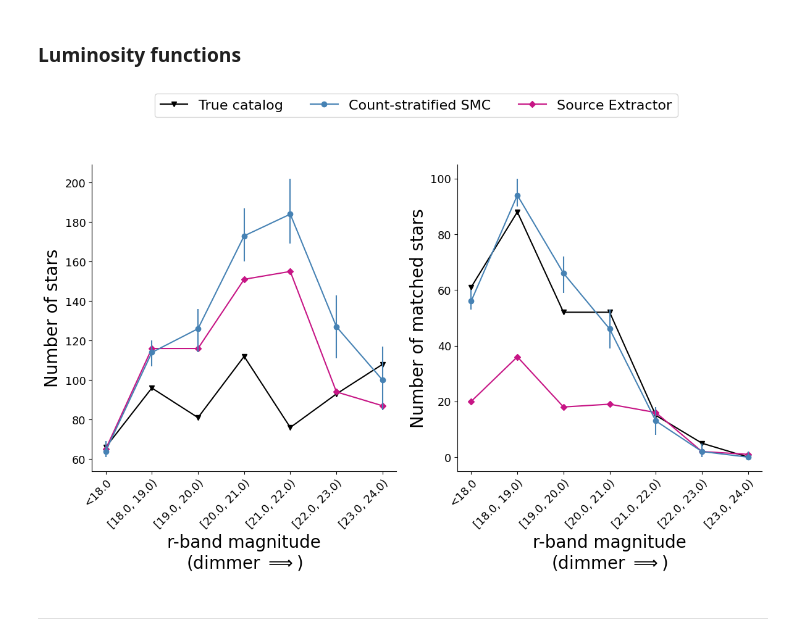
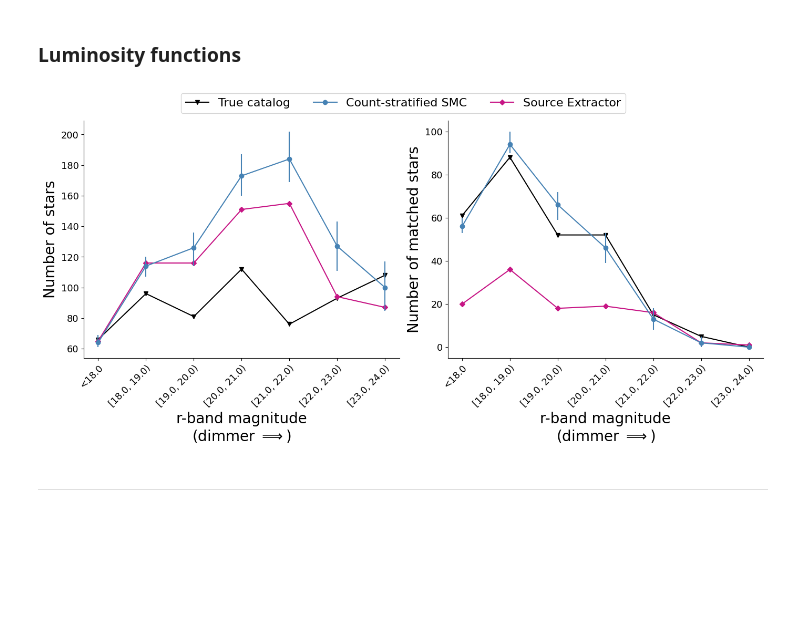
Before and after one commit to timwhite0/smcdet, a Jupyter notebook: experiments/manuscript/m71_manyimages/results/results.ipynb, the cells around one changed output. Cells and saved outputs as stored; diff of their text form; code cells hidden in the pictures; blank space fills up the shorter version.

```diff
--- a/experiments/manuscript/m71_manyimages/results/results.ipynb
+++ b/experiments/manuscript/m71_manyimages/results/results.ipynb
@@ -684,34 +684,36 @@ _ = ax[0].plot(clf_mag_bins, clf_smc_est_total.sum(0).median(0).values, label =
                marker = smc_marker, ms = ms, linestyle = ls, color = smc_color, zorder = 3)
 _ = ax[0].vlines(clf_mag_bins, ymin = clf_smc_est_total.sum(0).quantile(0.05, dim=0), ymax = clf_smc_est_total.sum(0).quantile(0.95, dim=0),
                  color = smc_color, zorder = 2)
 _ = ax[0].plot(clf_mag_bins, clf_sep_est_total.sum(0).permute(1, 0), label = "Source Extractor",
                marker = sep_marker, ms = 0.9*ms, color = sep_color, linestyle = ls, zorder = 1)
 _ = ax[0].set_ylabel('Number of stars', fontsize = bigfont)
 
 _ = ax[1].plot(clf_mag_bins, clf_smc_true_matches.sum(0)[0], label = "True catalog",
                marker = "v", ms = 1.05*ms, linestyle = ls, color = 'black', zorder = 0)
 _ = ax[1].plot(clf_mag_bins, clf_smc_est_matches.sum(0).median(0).values, label = "Count-stratified SMC",
                marker = smc_marker, ms = ms, linestyle = ls, color = smc_color, zorder = 3)
 _ = ax[1].vlines(clf_mag_bins, ymin = clf_smc_est_matches.sum(0).quantile(0.05, dim=0), ymax = clf_smc_est_matches.sum(0).quantile(0.95, dim=0),
                  color = smc_color, zorder = 2)
 _ = ax[1].plot(clf_mag_bins, clf_sep_est_matches.sum(0).permute(1, 0), label = "Source Extractor",
                marker = sep_marker, ms = 0.9*ms, color = sep_color, linestyle = ls, zorder = 1)
 _ = ax[1].set_ylabel('Number of matched stars', fontsize = bigfont)
 
 for a in ax.flat:
     _ = a.tick_params(axis = "both", labelsize = 0.8*mediumfont)
     _ = a.set_xticks(ticks = clf_mag_bins,
                      labels = [f'<{clf_mag_bins[0]}'] + [f'[{clf_mag_bins[t].item()}, {clf_mag_bins[t+1]})' for t in range(len(clf_mag_bins)-1)],
                      rotation = 45, ha = 'right', rotation_mode = "anchor")
     _ = a.set_xlabel('r-band magnitude\n(dimmer $\Longrightarrow$)', fontsize = bigfont)
     _ = a.spines[['top', 'right']].set_visible(False)
 
 handles, labels = ax[0].get_legend_handles_labels()
 _ = fig.legend(handles, labels, loc = 'upper center', ncol = 3, bbox_to_anchor = (0.5, 1.075), fontsize = mediumfont)
 
+_ = fig.tight_layout()
+
 fig.savefig('figures/m71_clf.png', dpi = 250, transparent = True, bbox_inches = 'tight', pad_inches = 0)
 # %% [output]
-[figure, old version]
+[figure, new version]
 # %% [markdown]
 ---
 # %% [markdown]
```
Also changed, not shown: parts of 3 cells of this notebook, 1 other file.
